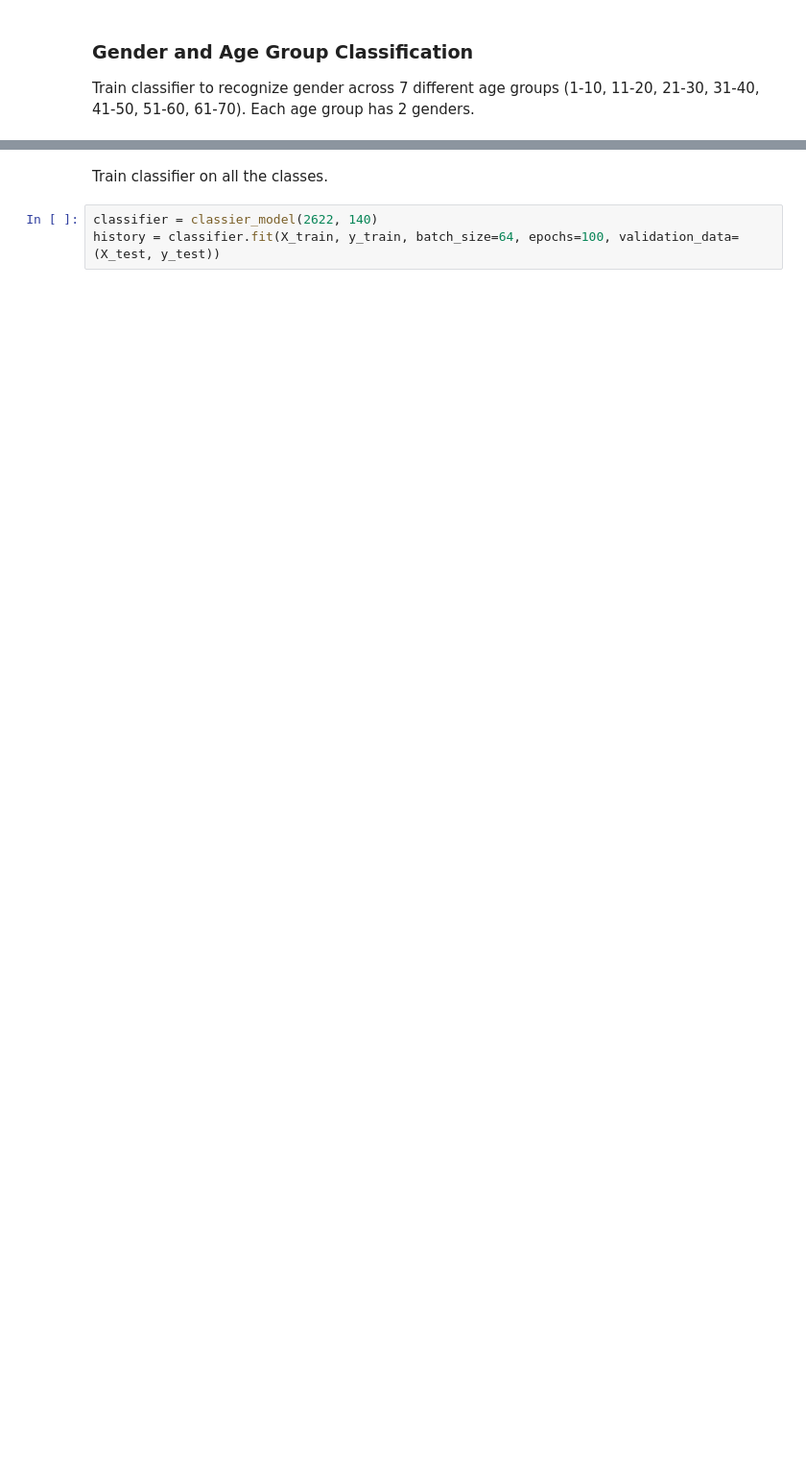
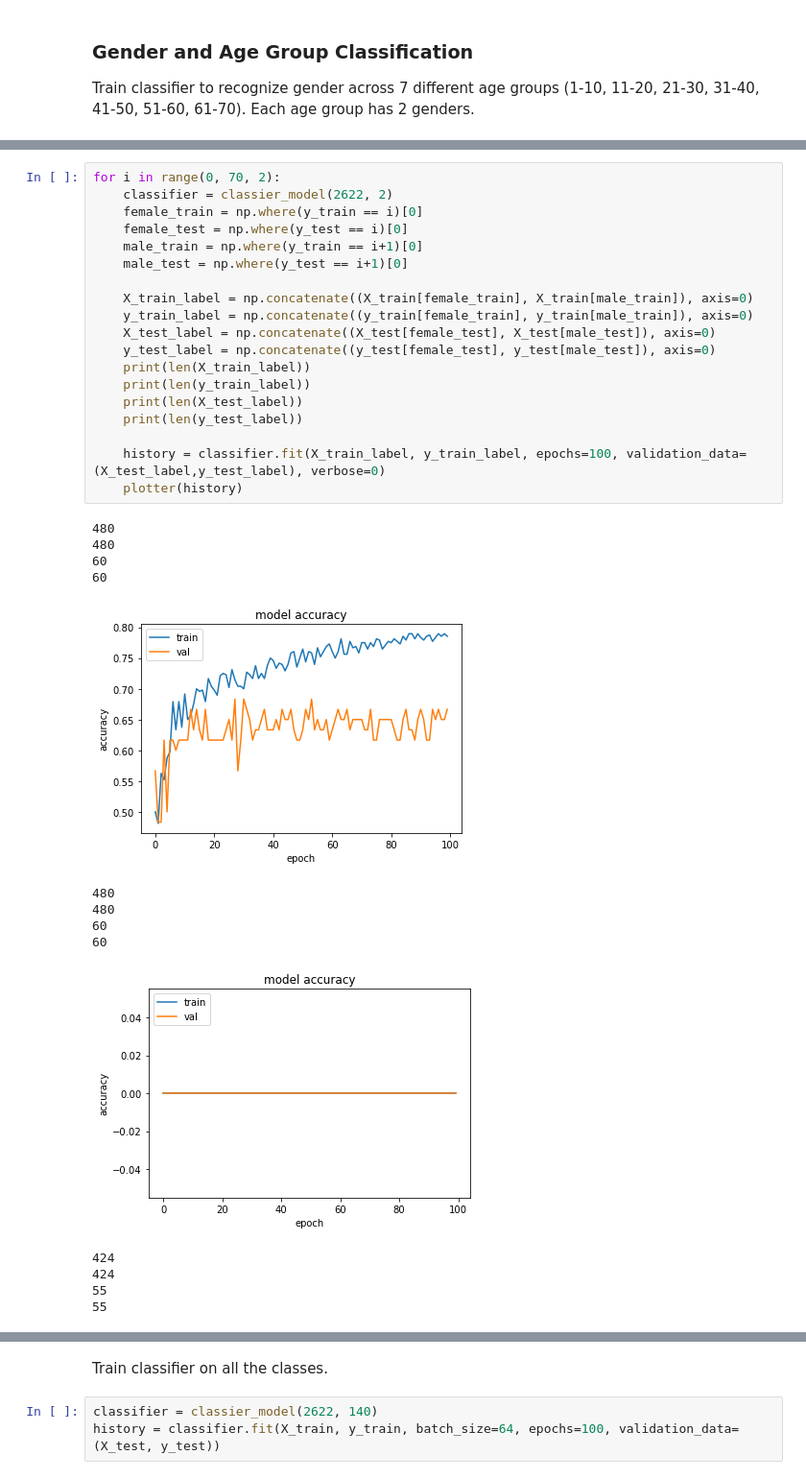
Before and after one commit to thegajan/matroid-challenge, a Jupyter notebook: vgg-tf.ipynb, the cells around one changed output, grey strips where cells are left out. Shown at 96% size. Cells and saved outputs as stored; diff of their text form; blank space fills up the shorter version.

```diff
--- a/vgg-tf.ipynb
+++ b/vgg-tf.ipynb
@@ -277,0 +296,34 @@ history = classifier.fit(X_train, y_train_agegender, batch_size=16, epochs=100,
+# %%
+for i in range(0, 70, 2):
+    classifier = classier_model(2622, 2)
+    female_train = np.where(y_train == i)[0]
+    female_test = np.where(y_test == i)[0]
+    male_train = np.where(y_train == i+1)[0]
+    male_test = np.where(y_test == i+1)[0]
+
+    X_train_label = np.concatenate((X_train[female_train], X_train[male_train]), axis=0)
+    y_train_label = np.concatenate((y_train[female_train], y_train[male_train]), axis=0)
+    X_test_label = np.concatenate((X_test[female_test], X_test[male_test]), axis=0)
+    y_test_label = np.concatenate((y_test[female_test], y_test[male_test]), axis=0)
+    print(len(X_train_label))
+    print(len(y_train_label))
+    print(len(X_test_label))
+    print(len(y_test_label))
+
+    history = classifier.fit(X_train_label, y_train_label, epochs=100, validation_data=(X_test_label,y_test_label), verbose=0)
+    plotter(history)
+# %% [output]
+480
+480
+60
+60
+[figure, added]
+480
+480
+60
+60
+[figure, added]
+424
+424
+55
+55
```
Also changed, not shown: parts of 20 cells of this notebook, 1 other file.
